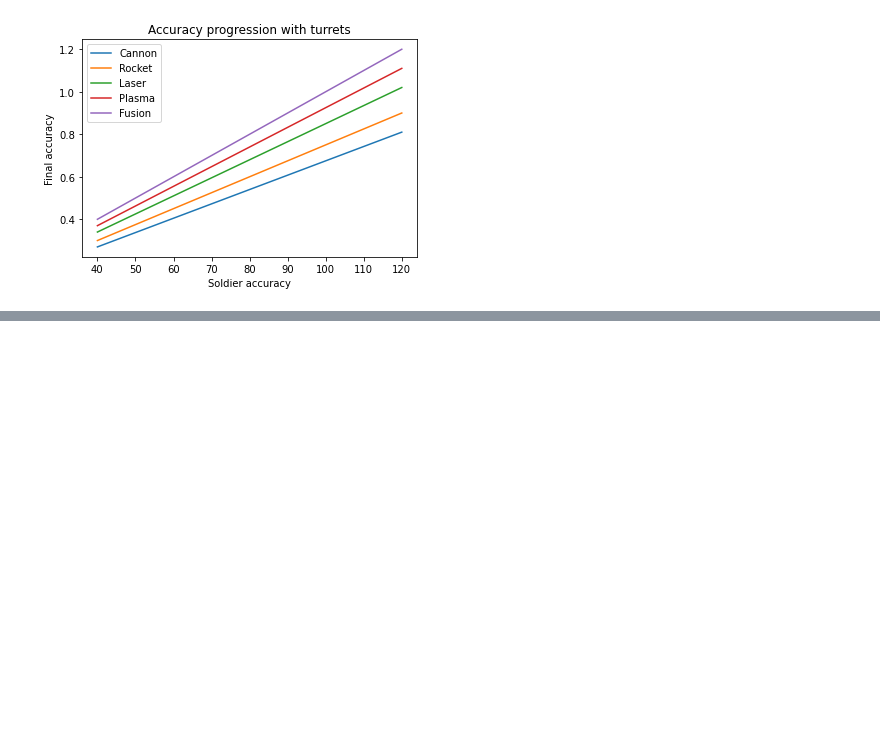
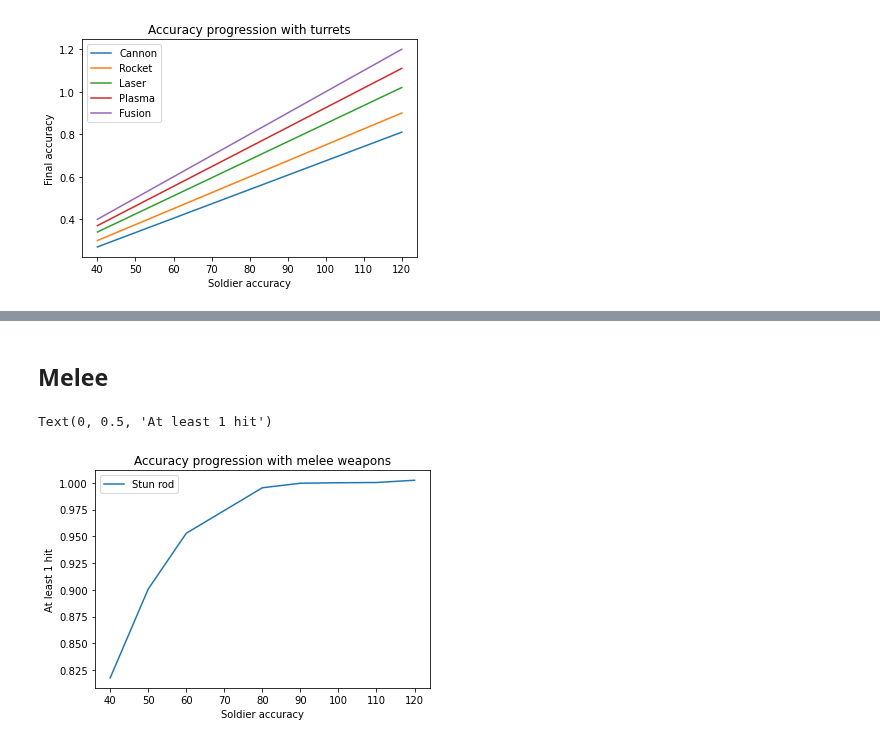
Before and after one commit to Bernardo-MG/xcom-analysis-jupyter-notebook, a Jupyter notebook: enemy_unknown/weapon_accuracy.ipynb, the cells around one changed output, grey strips where cells are left out. Cells and saved outputs as stored; diff of their text form; code cells hidden in the pictures; blank space fills up the shorter version.

```diff
--- a/enemy_unknown/weapon_accuracy.ipynb
+++ b/enemy_unknown/weapon_accuracy.ipynb
@@ -229,0 +326,13 @@ Text(0, 0.5, 'Final accuracy')
+# %% [markdown]
+## Melee
+# %%
+weapon_proficiency_development_one_melee = weapon_proficiency_development_one.loc[ ["stun_rod"] ]
+weapon_proficiency_development_one_melee = weapon_proficiency_development_one_melee.sort_values(by=["at_least_one"])
+weapon_proficiency_development_one_melee = weapon_proficiency_development_one_melee.unstack(level=0)
+ax = weapon_proficiency_development_one_melee.plot(title="Accuracy progression with melee weapons")
+ax.legend(["Stun rod"]);
+ax.set_xlabel("Soldier accuracy")
+ax.set_ylabel("At least 1 hit")
+# %% [output]
+Text(0, 0.5, 'At least 1 hit')
+[figure, added]
```
Also changed, not shown: parts of 20 cells of this notebook, 1 other file.
